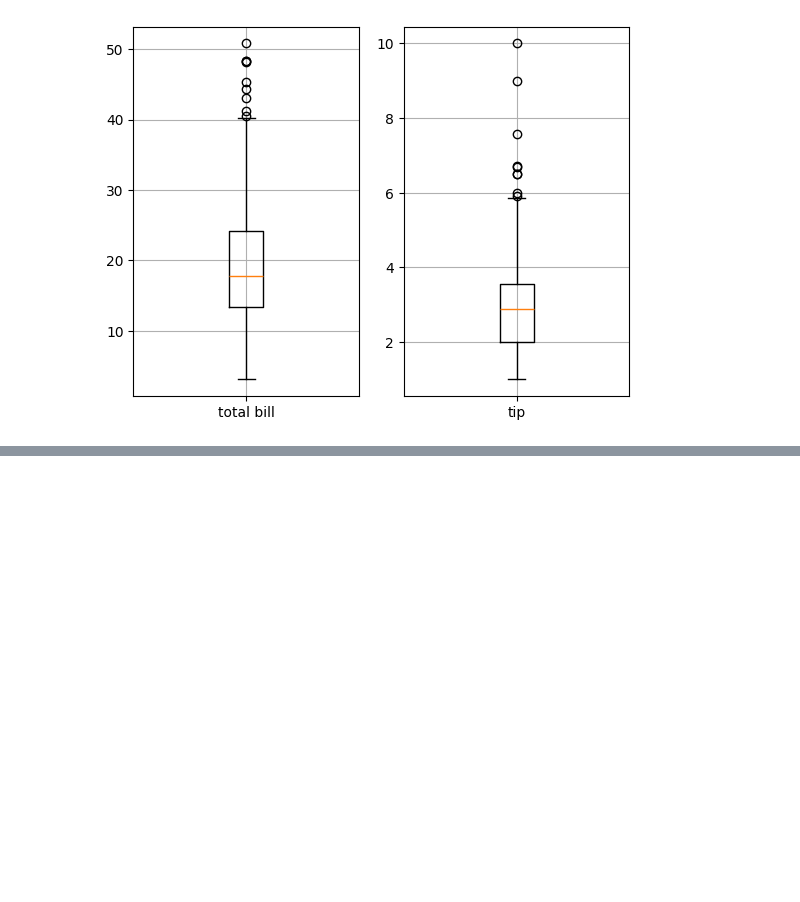
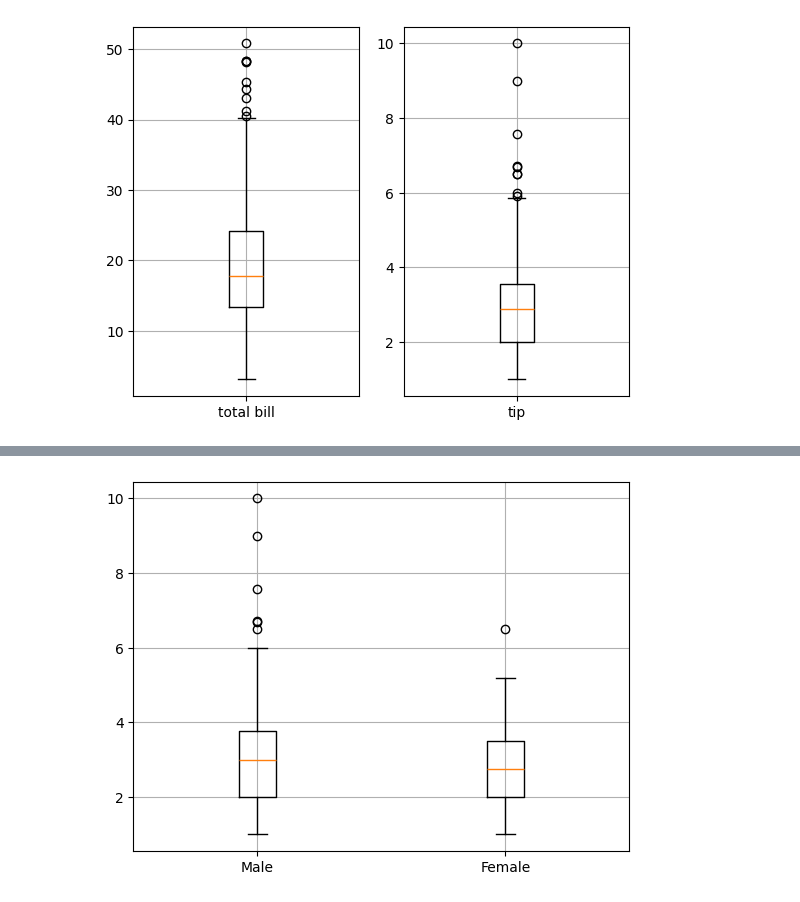
Before and after one commit to Sjleerodls/Data_Analysis, a Jupyter notebook: lab_da/da04_matplotlib_py.ipynb, the cells around one changed output, grey strips where cells are left out. Drawn from its saved outputs; the diff is of its cells as text; code cells hidden in the pictures; blank space fills up the shorter version.

```diff
--- a/lab_da/da04_matplotlib_py.ipynb
+++ b/lab_da/da04_matplotlib_py.ipynb
@@ -183,0 +238,3 @@ plt.show()
+# %%
+male_tips = tips[tips.sex == 'Male'].tip
+male_tips.describe()
@@ -183,0 +252,3 @@ plt.show()
+# %%
+female_tips = tips[tips.sex == 'Female'].tip
+female_tips.describe()
@@ -183,0 +266,7 @@ plt.show()
+# %%
+plt.boxplot(x=[male_tips, female_tips], tick_labels=['Male', 'Female'])
+
+plt.grid()
+plt.show()
+# %% [output]
+[figure, added]
```
Also changed, not shown: parts of 6 cells of this notebook.
